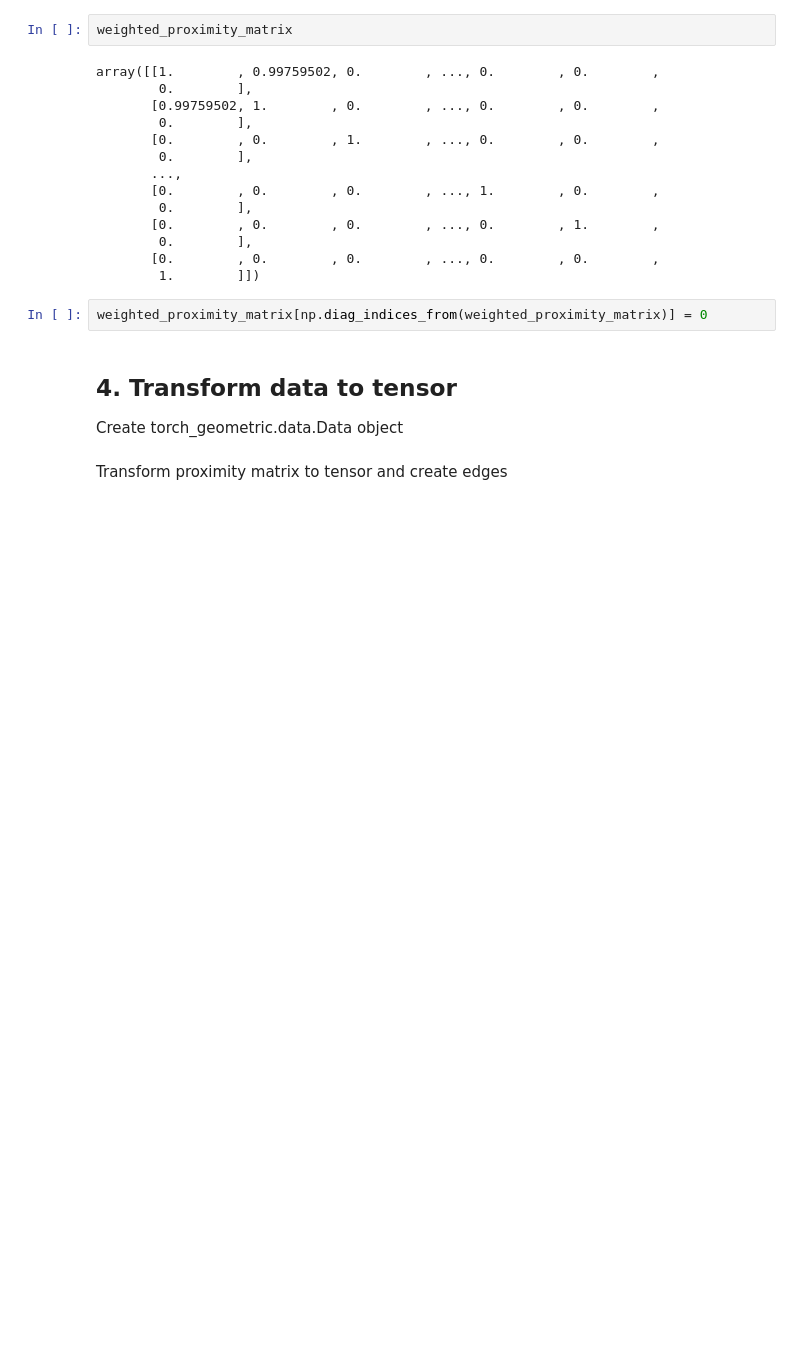
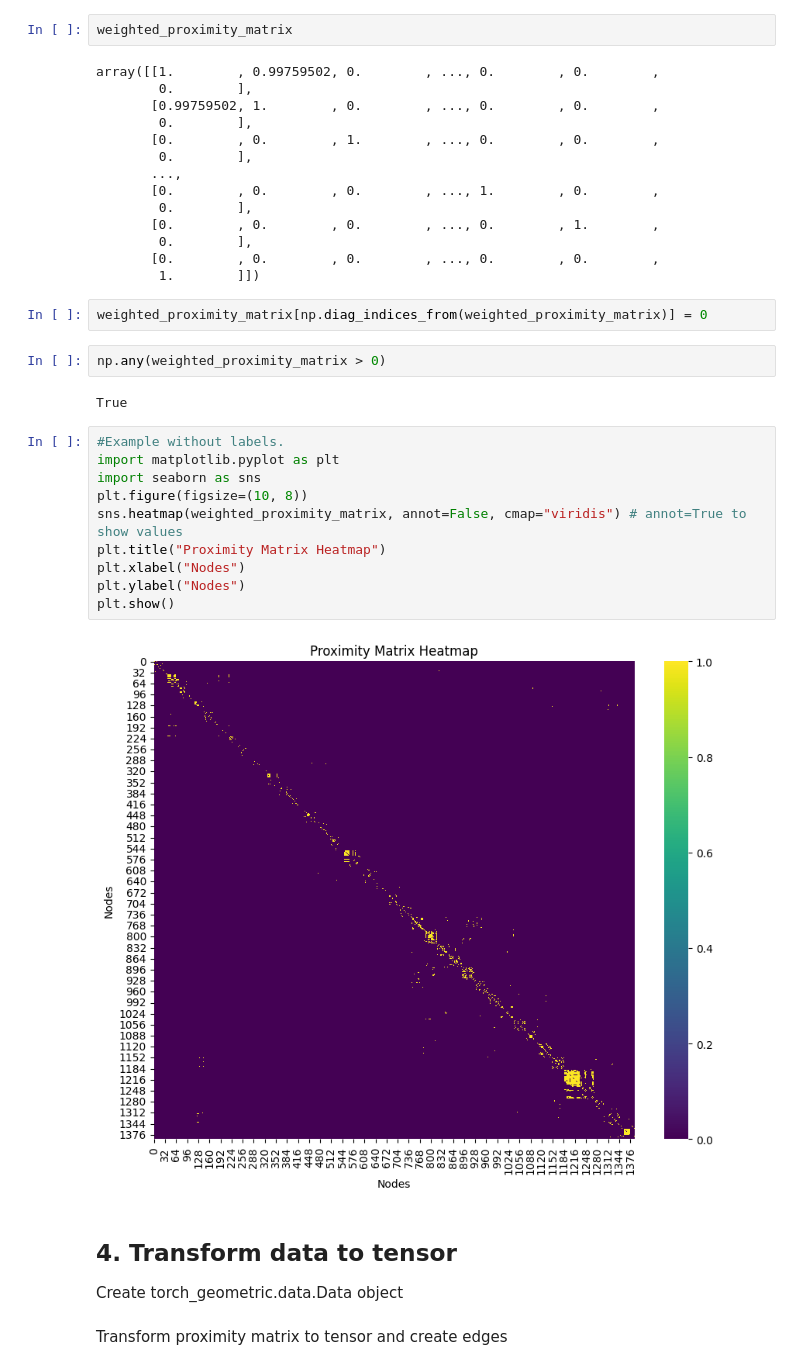
Before and after one commit to girelaignacio/GNN_multidimensional_poverty, a Jupyter notebook: code/GNN_multidimensional_poverty.ipynb, the cells around one changed output. Drawn from its saved outputs; the diff is of its cells as text; blank space fills up the shorter version.

```diff
--- a/code/GNN_multidimensional_poverty.ipynb
+++ b/code/GNN_multidimensional_poverty.ipynb
@@ -101,6 +85,22 @@ array([[1.        , 0.99759502, 0.        , ..., 0.        , 0.        ,
         1.        ]])
 # %%
 weighted_proximity_matrix[np.diag_indices_from(weighted_proximity_matrix)] = 0
+# %%
+np.any(weighted_proximity_matrix > 0)
+# %% [output]
+True
+# %%
+#Example without labels.
+import matplotlib.pyplot as plt
+import seaborn as sns
+plt.figure(figsize=(10, 8))
+sns.heatmap(weighted_proximity_matrix, annot=False, cmap="viridis") # annot=True to show values
+plt.title("Proximity Matrix Heatmap")
+plt.xlabel("Nodes")
+plt.ylabel("Nodes")
+plt.show()
+# %% [output]
+[figure, added]
 # %% [markdown]
 ## 4. Transform data to tensor
 
```
Also changed, not shown: parts of 14 cells of this notebook, 11 other files.
